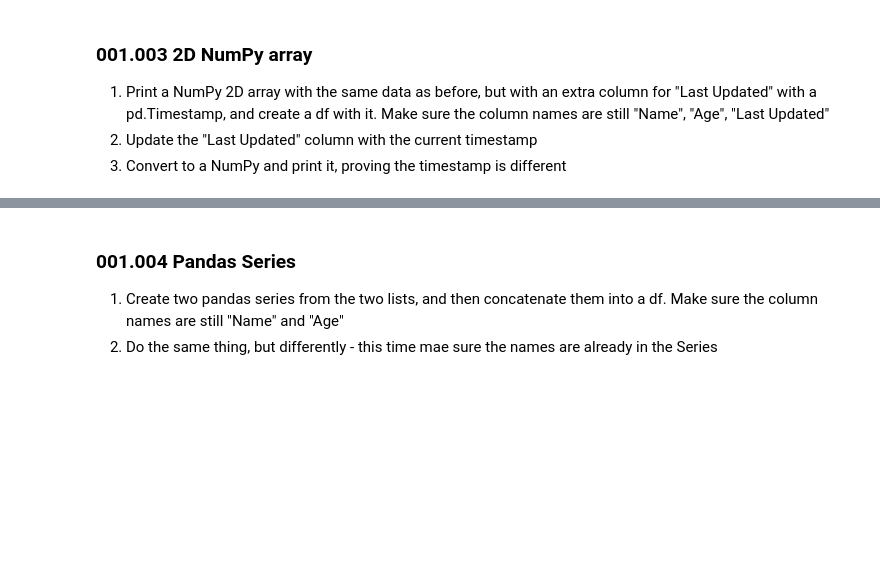
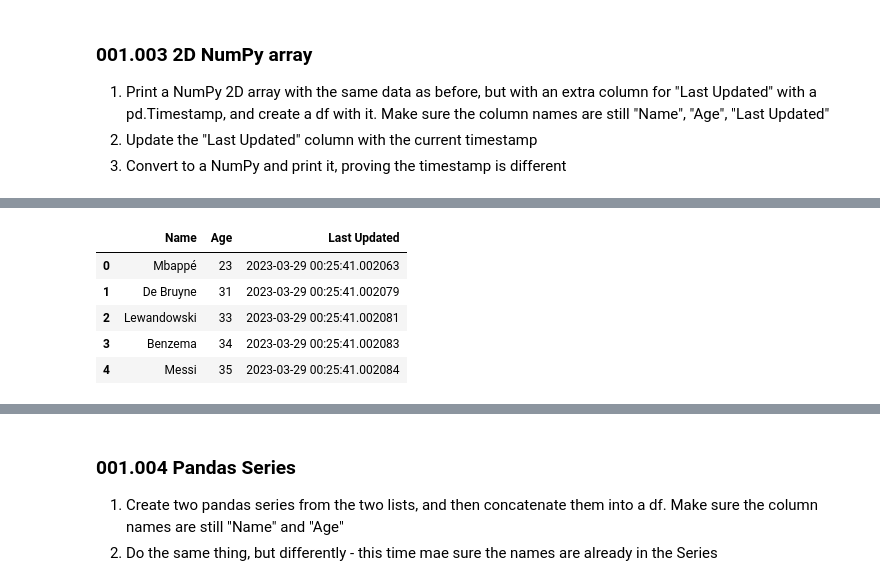
Before and after one commit to gotofritz/jupyter, a Jupyter notebook: katas/pandas_katas/001_pandas.ipynb, the cells around one changed output, grey strips where cells are left out. Cells and saved outputs as stored; diff of their text form; code cells hidden in the pictures; blank space fills up the shorter version.

```diff
--- a/katas/pandas_katas/001_pandas.ipynb
+++ b/katas/pandas_katas/001_pandas.ipynb
@@ -60,3 +122,13 @@ ages_as_list = [ 23,       31,          33,             34,        35]
 1. Convert to a NumPy and print it, proving the timestamp is different
 # %%
 # solution
+data = np.array([[name, age, pd.Timestamp.now()] for name, age in zip(names_as_list, ages_as_list)])
+data
+
+df = pd.DataFrame(data, columns=["Name", "Age", "Last Updated"])
+df
+
+df["Last Updated"] = pd.Timestamp.now()
+
+df.to_numpy()
+# %% [output]
@@ -62,0 +141,6 @@ ages_as_list = [ 23,       31,          33,             34,        35]
+|  | Name | Age | Last Updated |
+| 0 | Mbappé | 23 | 2023-03-29 00:25:41.002063 |
+| 1 | De Bruyne | 31 | 2023-03-29 00:25:41.002079 |
+| 2 | Lewandowski | 33 | 2023-03-29 00:25:41.002081 |
+| 3 | Benzema | 34 | 2023-03-29 00:25:41.002083 |
+| 4 | Messi | 35 | 2023-03-29 00:25:41.002084 |
```
Also changed, not shown: parts of 8 cells of this notebook, 10 other files.
